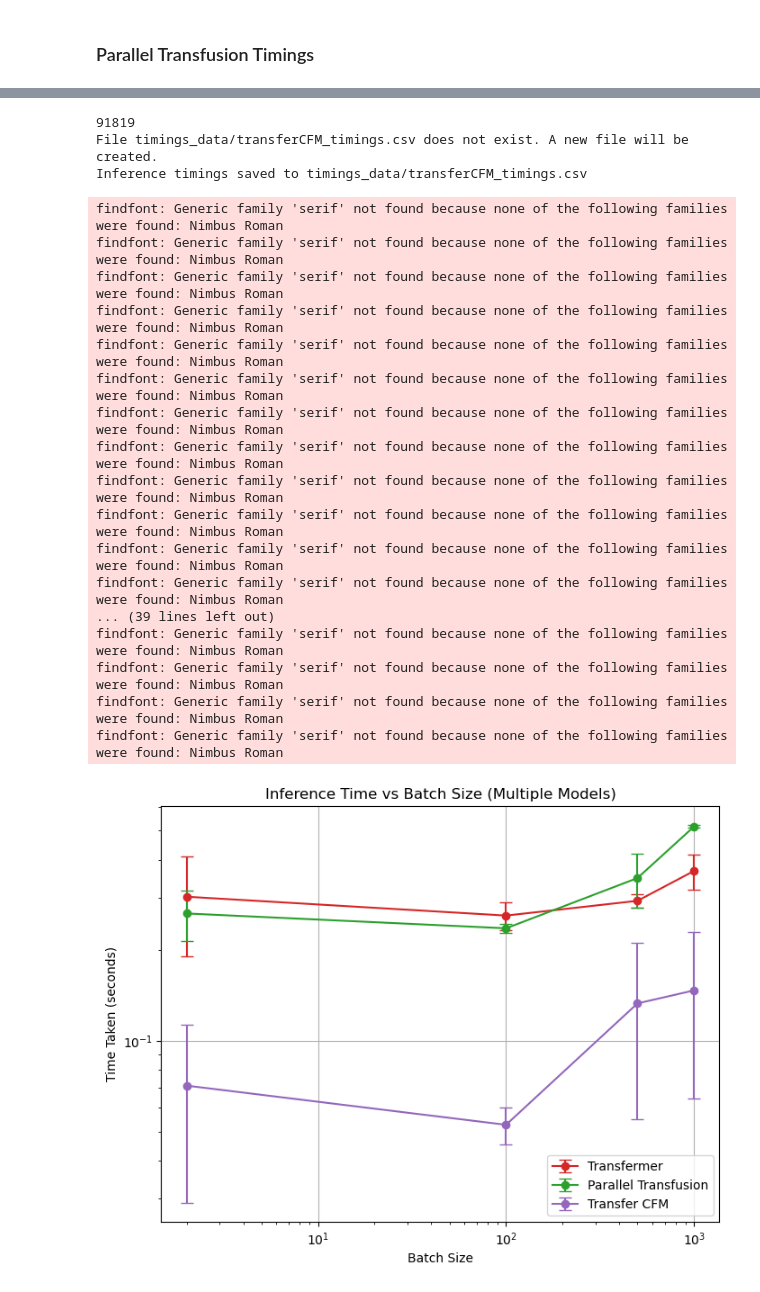
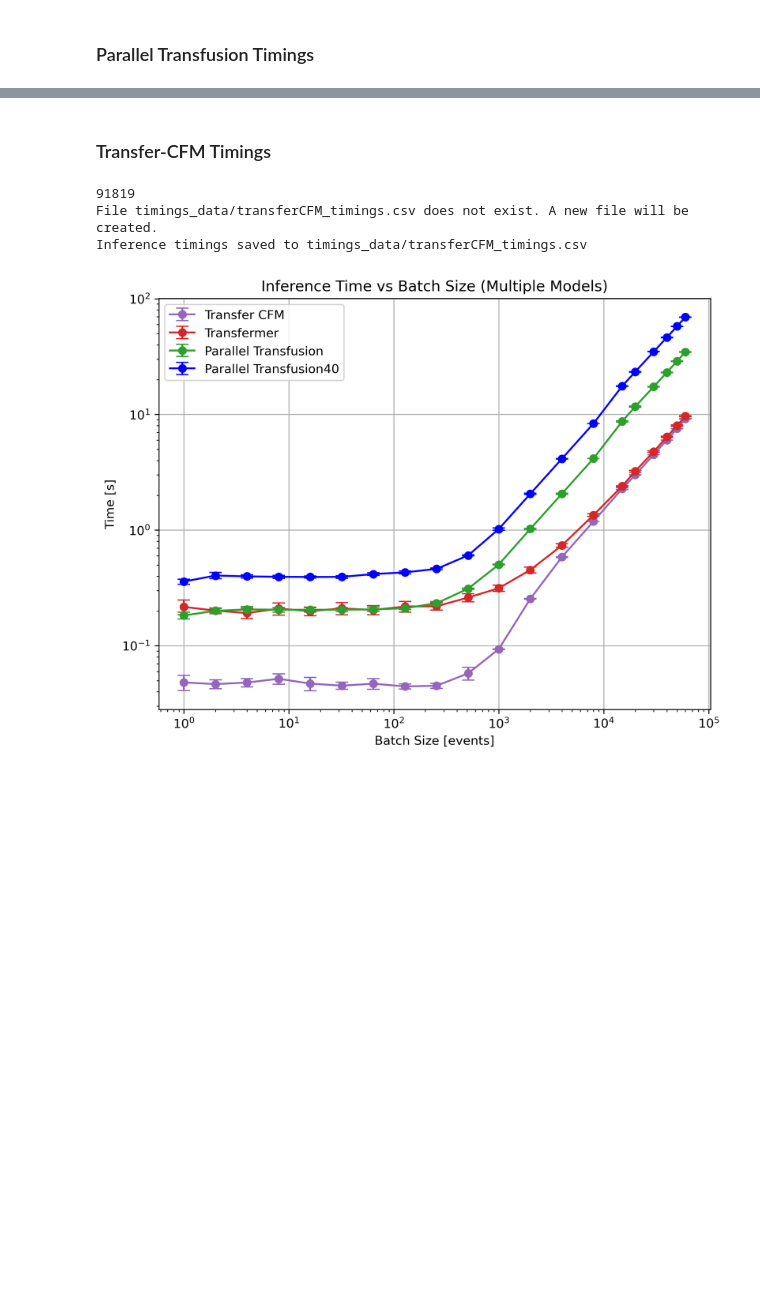
Before and after one commit to themrluke/memflow-msci-project, a Jupyter notebook: memflow/ttH/timings.ipynb, the cells around one changed output, grey strips where cells are left out. Saved outputs shown, nothing was run; the diff lists cells and outputs as text; code cells hidden in the pictures; blank space fills up the shorter version.

Commit message:
timings for all models (and additional one for 40 steps for the PT)

```diff
--- a/memflow/ttH/timings.ipynb
+++ b/memflow/ttH/timings.ipynb
@@ -504,3 +514,5 @@ Inference timings saved to timings_data/PT_timings.csv
+# %% [markdown]
+### Transfer-CFM Timings
 # %%
 # Define CSV file path
 csv_file_path = "timings_data/transferCFM_timings.csv"
@@ -572,31 +586,15 @@ Inference timings saved to timings_data/transferCFM_timings.csv
 # %%
 # Define CSV file paths and labels for models
 csv_files = [
+    "timings_data/transferCFM_timings.csv",
     "timings_data/transfermer_timings.csv",
-    "timings_data/PT_timings.csv",
-    "timings_data/transferCFM_timings.csv"
+    "timings_data/PT_timings20.csv",
+    "timings_data/PT_timings40.csv",
 ]
-labels = ["Transfermer", "Parallel Transfusion", "Transfer CFM"]
-colors = ["#d62728", "#2ca02c", "#9467bd"]
+labels = ["Transfer CFM", "Transfermer", "Parallel Transfusion","Parallel Transfusion40"]
+colors = ["#9467bd", "#d62728", "#2ca02c", "blue"]
 
 # Call function
 plot_inference_time(csv_files, labels, colors)
 # %% [output]
-findfont: Generic family 'serif' not found because none of the following families were found: Nimbus Roman
-findfont: Generic family 'serif' not found because none of the following families were found: Nimbus Roman
-findfont: Generic family 'serif' not found because none of the following families were found: Nimbus Roman
-findfont: Generic family 'serif' not found because none of the following families were found: Nimbus Roman
-findfont: Generic family 'serif' not found because none of the following families were found: Nimbus Roman
-findfont: Generic family 'serif' not found because none of the following families were found: Nimbus Roman
-findfont: Generic family 'serif' not found because none of the following families were found: Nimbus Roman
-findfont: Generic family 'serif' not found because none of the following families were found: Nimbus Roman
-findfont: Generic family 'serif' not found because none of the following families were found: Nimbus Roman
-findfont: Generic family 'serif' not found because none of the following families were found: Nimbus Roman
-findfont: Generic family 'serif' not found because none of the following families were found: Nimbus Roman
-findfont: Generic family 'serif' not found because none of the following families were found: Nimbus Roman
-... (39 lines left out)
-findfont: Generic family 'serif' not found because none of the following families were found: Nimbus Roman
-findfont: Generic family 'serif' not found because none of the following families were found: Nimbus Roman
-findfont: Generic family 'serif' not found because none of the following families were found: Nimbus Roman
-findfont: Generic family 'serif' not found because none of the following families were found: Nimbus Roman
-[figure, old version]
+[figure, new version]
```
Also changed, not shown: parts of 4 cells of this notebook, 6 other files.
